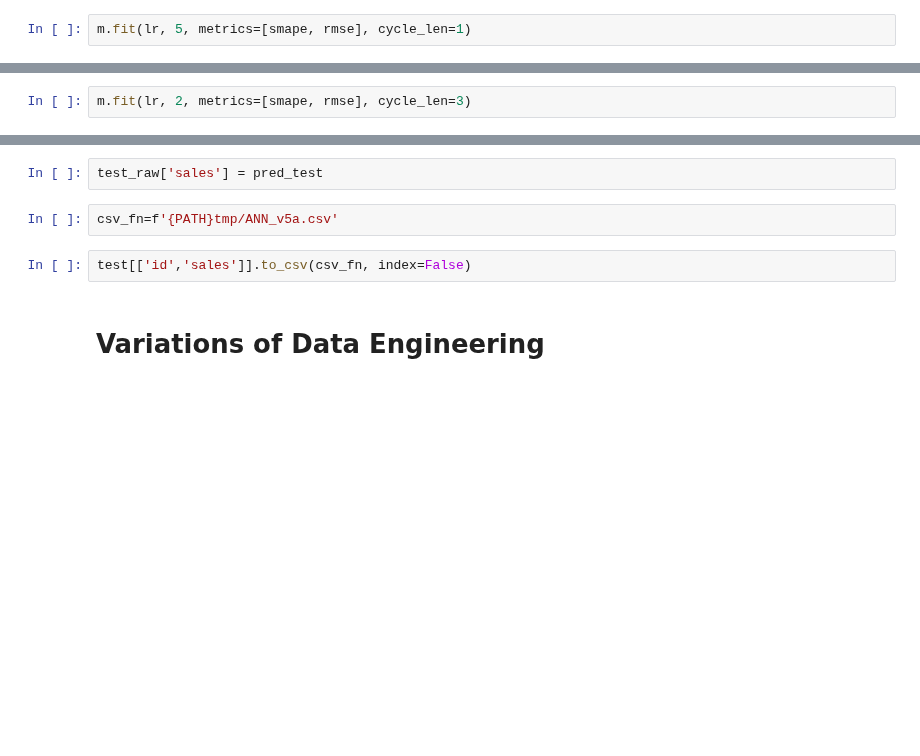
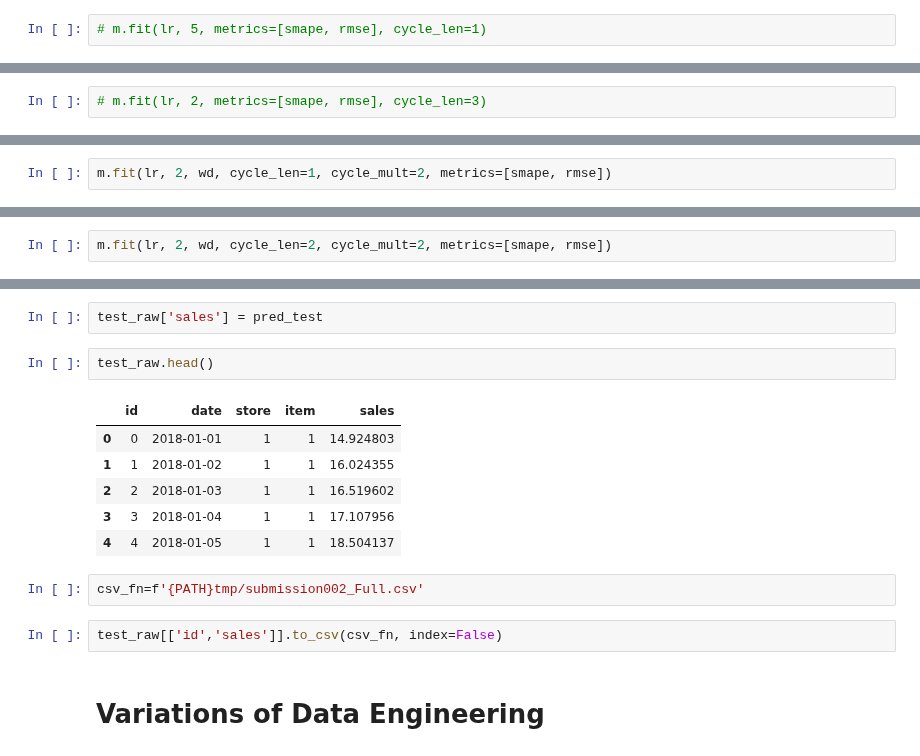
Before and after one commit to szeleeteo/kaggle, a Jupyter notebook: demand-forecasting/ANN_fastai_v2.ipynb, the cells around one changed output, grey strips where cells are left out. Cells and saved outputs as stored; diff of their text form; blank space fills up the shorter version.

```diff
--- a/demand-forecasting/ANN_fastai_v2.ipynb
+++ b/demand-forecasting/ANN_fastai_v2.ipynb
@@ -323,2 +331,2 @@ epoch      trn_loss   val_loss   smape      rmse
 # %%
-m.fit(lr, 5, metrics=[smape, rmse], cycle_len=1)
+# m.fit(lr, 5, metrics=[smape, rmse], cycle_len=1)
@@ -334,2 +333,2 @@ epoch      trn_loss   val_loss   smape      rmse
 # %%
-m.fit(lr, 2, metrics=[smape, rmse], cycle_len=3)
+# m.fit(lr, 2, metrics=[smape, rmse], cycle_len=3)
@@ -346,2 +335,4 @@ epoch      trn_loss   val_loss   smape      rmse
 # %%
 #m.fit(lr, 3, metrics=[smape, rmse], cycle_len=1, cycle_mult=2)
+# %%
+m.fit(lr, 2, wd, cycle_len=1, cycle_mult=2, metrics=[smape, rmse])
@@ -347,0 +346,2 @@ epoch      trn_loss   val_loss   smape      rmse
+# %%
+m.fit(lr, 2, wd, cycle_len=2, cycle_mult=2, metrics=[smape, rmse])
@@ -387,10 +379,19 @@ m.load('md_all_3mth_val_trained_v5_no_val')
 pred_test = m.predict(True)
 # %%
 test_raw['sales'] = pred_test
+# %%
+test_raw.head()
+# %% [output]
+|  | id | date | store | item | sales |
+| 0 | 0 | 2018-01-01 | 1 | 1 | 14.924803 |
+| 1 | 1 | 2018-01-02 | 1 | 1 | 16.024355 |
+| 2 | 2 | 2018-01-03 | 1 | 1 | 16.519602 |
+| 3 | 3 | 2018-01-04 | 1 | 1 | 17.107956 |
+| 4 | 4 | 2018-01-05 | 1 | 1 | 18.504137 |
 # %%
-csv_fn=f'{PATH}tmp/ANN_v5a.csv'
+csv_fn=f'{PATH}tmp/submission002_Full.csv'
 # %%
-test[['id','sales']].to_csv(csv_fn, index=False)
+test_raw[['id','sales']].to_csv(csv_fn, index=False)
 # %% [markdown]
 # Variations of Data Engineering
 # %% [markdown]
```
Also changed, not shown: parts of 18 cells of this notebook.
